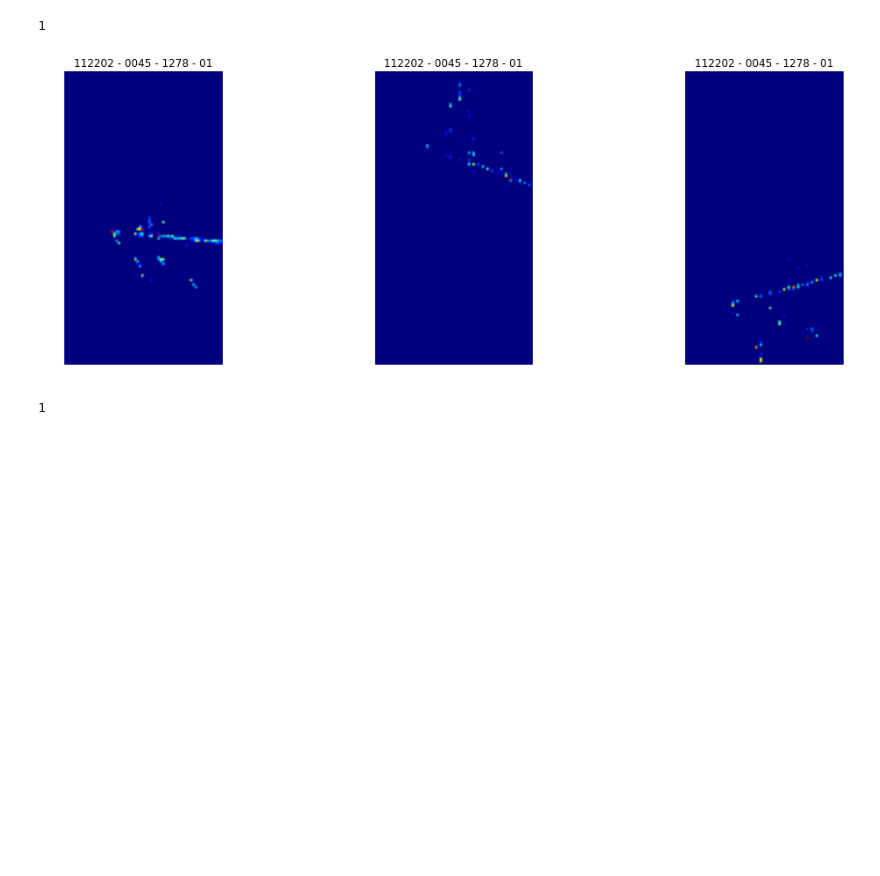
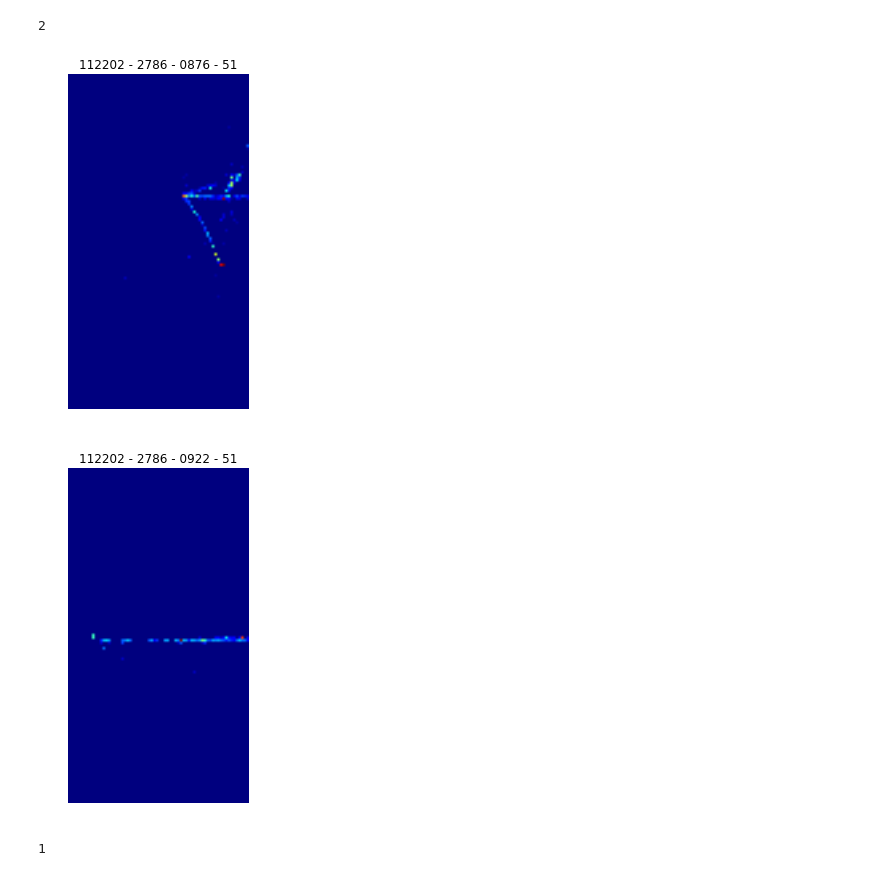
Before and after one commit to faizaakbar/ANNMINERvA, a Jupyter notebook: Lasagne/fuel_based_event_vis.ipynb, the cells around one changed output. Cells and saved outputs as stored; diff of their text form; code cells hidden in the pictures; blank space fills up the shorter version.

```diff
--- a/Lasagne/fuel_based_event_vis.ipynb
+++ b/Lasagne/fuel_based_event_vis.ipynb
@@ -20,29 +20,33 @@ def decode_eventid(eventid):
     return (run, subrun, gate, phys_evt)
 # %%
 # choose a bigger tslice for more events to display
-tslice = (1234, 1235)
-train_set = minerva_ann_datasets.load_datasubset('../minosmatch_nukecczdefs_127x68_xuv_padded_me1Bmc_0000.hdf5',
-                                                 'test',
+tslice = (1235, 1237)
+train_set = minerva_ann_datasets.load_datasubset('../minosmatch_nukecczdefs_127x68_x_padded_me1Bmc_0000.hdf5',
+                                                 'train',
                                                  tslice)
 # %%
 train_set.num_examples
 # %% [output]
-1
+2
 # %%
 _, train_dstream = minerva_ann_datasets.make_scheme_and_stream(train_set, 1, shuffle=False)
 # %%
 for data in train_dstream.get_epoch_iterator():
-    eventid, inputu, inputv, inputx, targets = data[0], data[1], data[2], data[3], data[5]
+#    eventid, inputu, inputv, inputx, targets = data[0], data[1], data[2], data[3], data[5]
+    eventid, inputx, targets = data[0], data[1], data[3]
     run, subrun, gate, phys_evt = decode_eventid(eventid[0])
     fig = plt.figure(figsize=(18, 6))
     gs = plt.GridSpec(1, 3)
-    for i, imgdata in enumerate([inputx, inputu, inputv]):
+#    dlist = [inputx, inputu, inputv]
+    dlist = [inputx]
+    for i, imgdata in enumerate(dlist):
         ax = plt.subplot(gs[i])
         ax.axis('off')
         ax.imshow(imgdata[0][0])
         plt.title('{} - {} - {} - {}'.format(run, subrun, gate, phys_evt))
 # %% [output]
-[figure, old version]
+[figure, new version]
+[figure, added]
 # %%
 train_set2 = minerva_ann_datasets.load_datasubset('../minosmatch_nukecczdefs_127x68_xuv_padded_me1Bmc_0000_test.hdf5',
                                                   'test',
```
